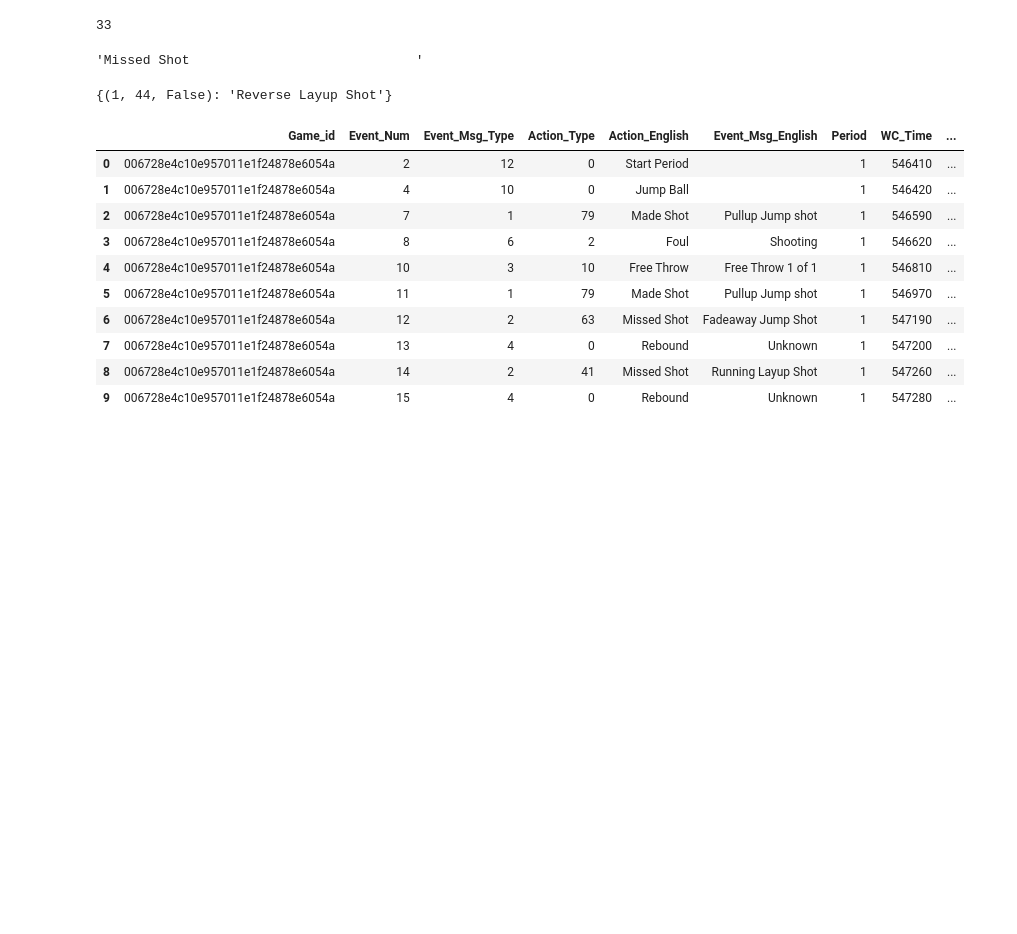
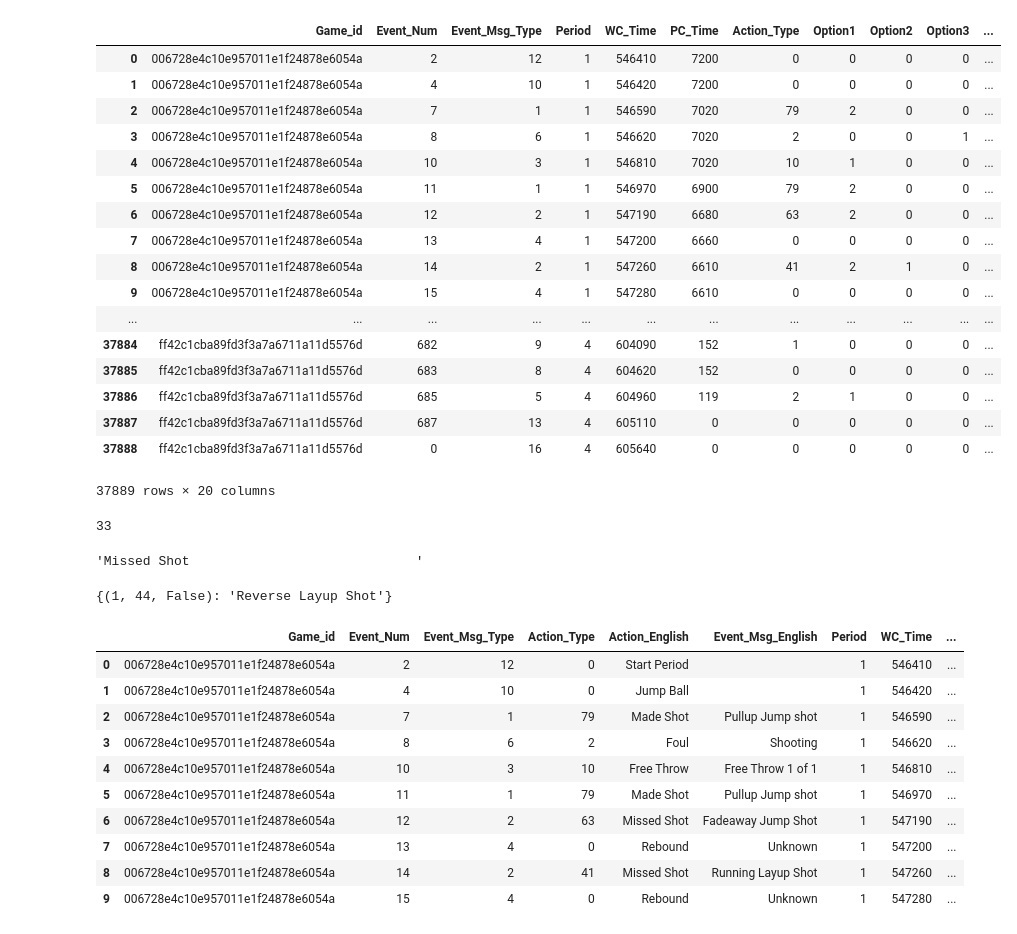
Before and after one commit to calvingrewal/nba-hackathon, a Jupyter notebook: Champs.ipynb, the cells around one changed output. Drawn from its saved outputs; the diff is of its cells as text; code cells hidden in the pictures; blank space fills up the shorter version.

```diff
--- a/Champs.ipynb
+++ b/Champs.ipynb
@@ -4,9 +4,30 @@ import numpy as np
 # %%
 plays = pd.read_csv('play_by_play.csv')
 events = pd.read_csv('event_codes.csv')
+lineups = pd.read_csv('game_lineup.csv')
 
 plays['Event_Msg_English'] = ""
+plays['Action_English'] = ""
 plays
+# %% [output]
+|  | Game_id | Event_Num | Event_Msg_Type | Period | WC_Time | PC_Time | Action_Type | Option1 | Option2 | Option3 | ... |
+| 0 | 006728e4c10e957011e1f24878e6054a | 2 | 12 | 1 | 546410 | 7200 | 0 | 0 | 0 | 0 | ... |
+| 1 | 006728e4c10e957011e1f24878e6054a | 4 | 10 | 1 | 546420 | 7200 | 0 | 0 | 0 | 0 | ... |
+| 2 | 006728e4c10e957011e1f24878e6054a | 7 | 1 | 1 | 546590 | 7020 | 79 | 2 | 0 | 0 | ... |
+| 3 | 006728e4c10e957011e1f24878e6054a | 8 | 6 | 1 | 546620 | 7020 | 2 | 0 | 0 | 1 | ... |
+| 4 | 006728e4c10e957011e1f24878e6054a | 10 | 3 | 1 | 546810 | 7020 | 10 | 1 | 0 | 0 | ... |
+| 5 | 006728e4c10e957011e1f24878e6054a | 11 | 1 | 1 | 546970 | 6900 | 79 | 2 | 0 | 0 | ... |
+| 6 | 006728e4c10e957011e1f24878e6054a | 12 | 2 | 1 | 547190 | 6680 | 63 | 2 | 0 | 0 | ... |
+| 7 | 006728e4c10e957011e1f24878e6054a | 13 | 4 | 1 | 547200 | 6660 | 0 | 0 | 0 | 0 | ... |
+| 8 | 006728e4c10e957011e1f24878e6054a | 14 | 2 | 1 | 547260 | 6610 | 41 | 2 | 1 | 0 | ... |
+| 9 | 006728e4c10e957011e1f24878e6054a | 15 | 4 | 1 | 547280 | 6610 | 0 | 0 | 0 | 0 | ... |
+| ... | ... | ... | ... | ... | ... | ... | ... | ... | ... | ... | ... |
+| 37884 | ff42c1cba89fd3f3a7a6711a11d5576d | 682 | 9 | 4 | 604090 | 152 | 1 | 0 | 0 | 0 | ... |
+| 37885 | ff42c1cba89fd3f3a7a6711a11d5576d | 683 | 8 | 4 | 604620 | 152 | 0 | 0 | 0 | 0 | ... |
+| 37886 | ff42c1cba89fd3f3a7a6711a11d5576d | 685 | 5 | 4 | 604960 | 119 | 2 | 1 | 0 | 0 | ... |
+| 37887 | ff42c1cba89fd3f3a7a6711a11d5576d | 687 | 13 | 4 | 605110 | 0 | 0 | 0 | 0 | 0 | ... |
+| 37888 | ff42c1cba89fd3f3a7a6711a11d5576d | 0 | 16 | 4 | 605640 | 0 | 0 | 0 | 0 | 0 | ... |
+37889 rows × 20 columns
 # %%
 #plays[(plays['Option1'] > 0) & (plays['Event_Msg_Type'] != 1)& (plays['Event_Msg_Type'] != 3)]
 # %%
```
Also changed, not shown: parts of 8 cells of this notebook.
